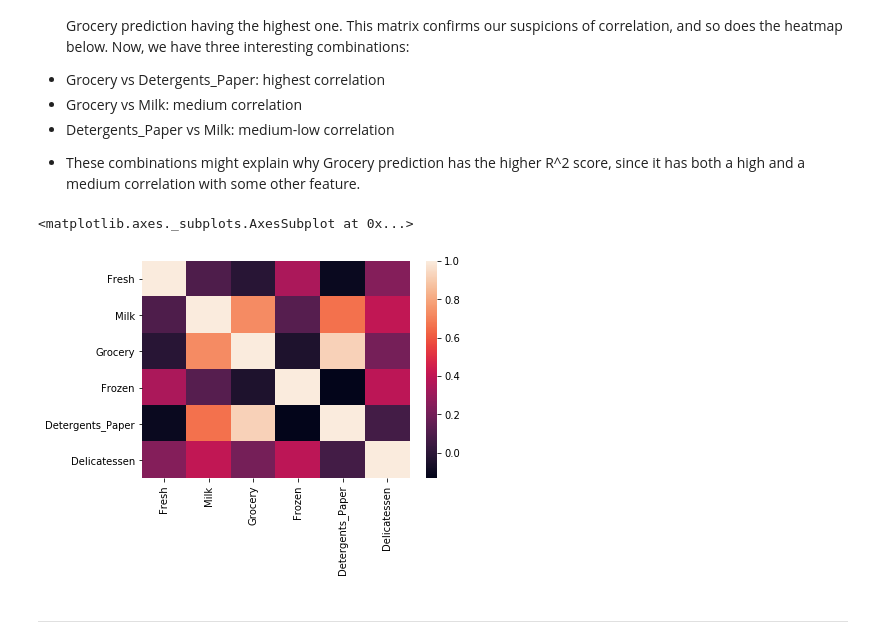
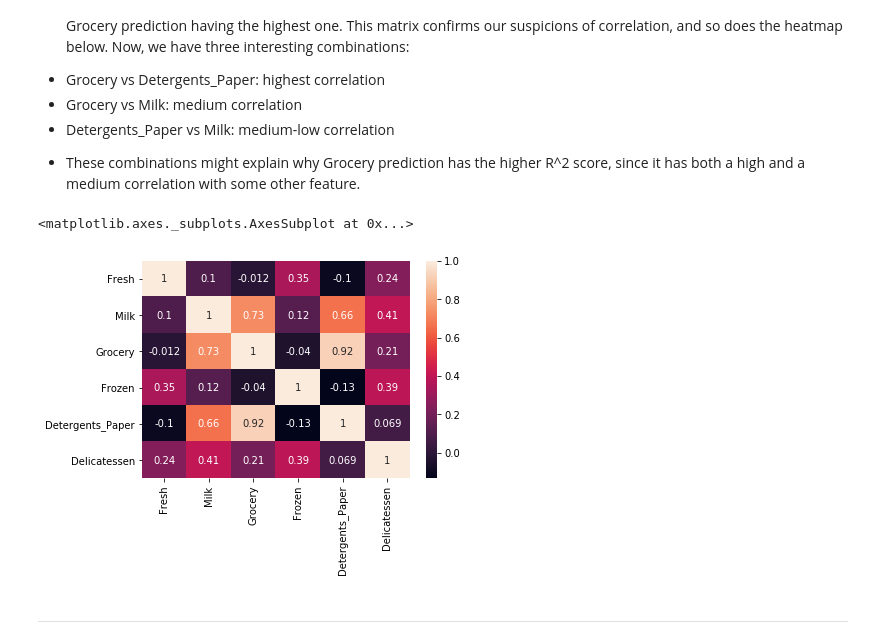
Before and after one commit to edvalente/ml-nanodegree, a Jupyter notebook: customer_segments/customer_segments.ipynb, the cells around one changed output. Saved outputs shown, nothing was run; the diff lists cells and outputs as text; code cells hidden in the pictures.

Commit message:
Adds visual of samples and correlation annotations after review

```diff
--- a/customer_segments/customer_segments.ipynb
+++ b/customer_segments/customer_segments.ipynb
@@ -173,10 +190,10 @@ pd.plotting.scatter_matrix(data, alpha = 0.3, figsize = (14,8), diagonal = 'kde'
  - These combinations might explain why Grocery prediction has the higher R^2 score, since it has both a high and a medium correlation with some other feature.
 # %%
 import seaborn as sns
-sns.heatmap(data.corr())
+sns.heatmap(data.corr(), annot=True)
 # %% [output]
 <matplotlib.axes._subplots.AxesSubplot at 0x...>
-[figure, old version]
+[figure, new version]
 # %% [markdown]
 ---
 # %% [markdown]
```
Also changed, not shown: parts of 2 cells of this notebook.
